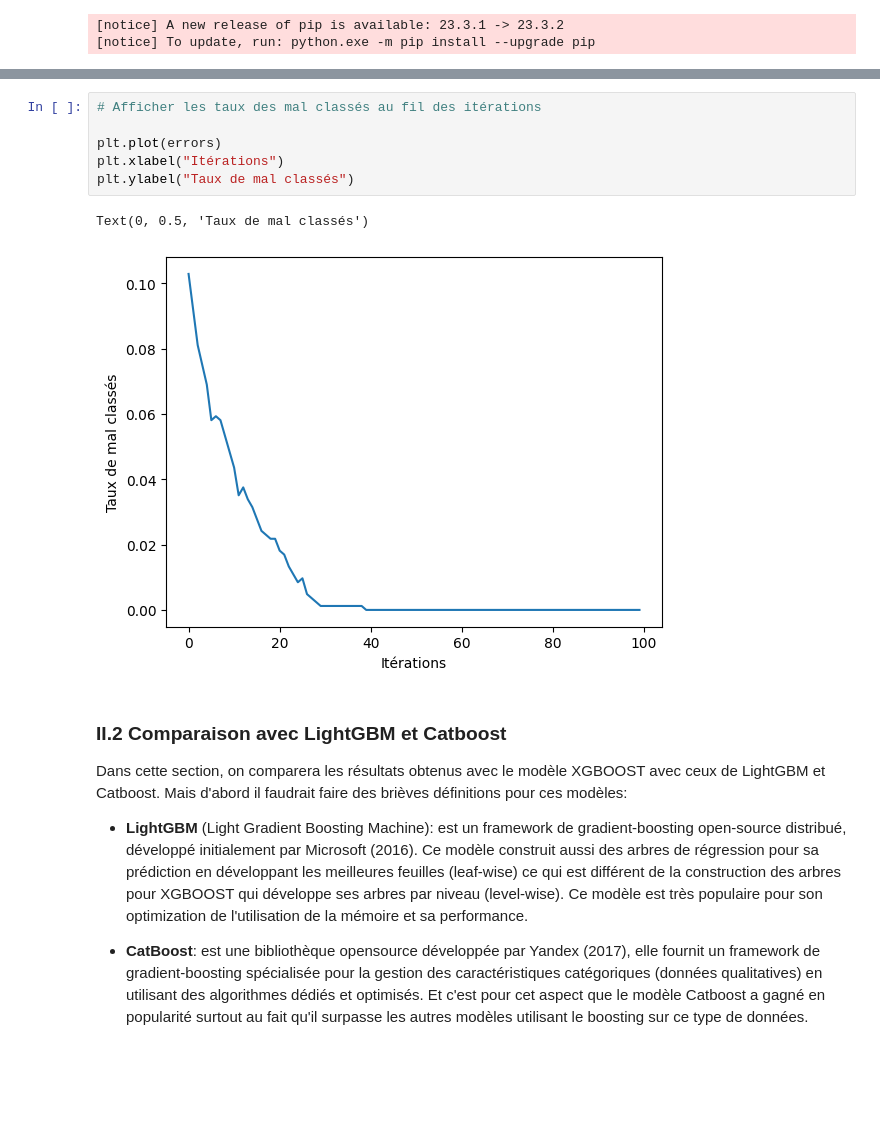
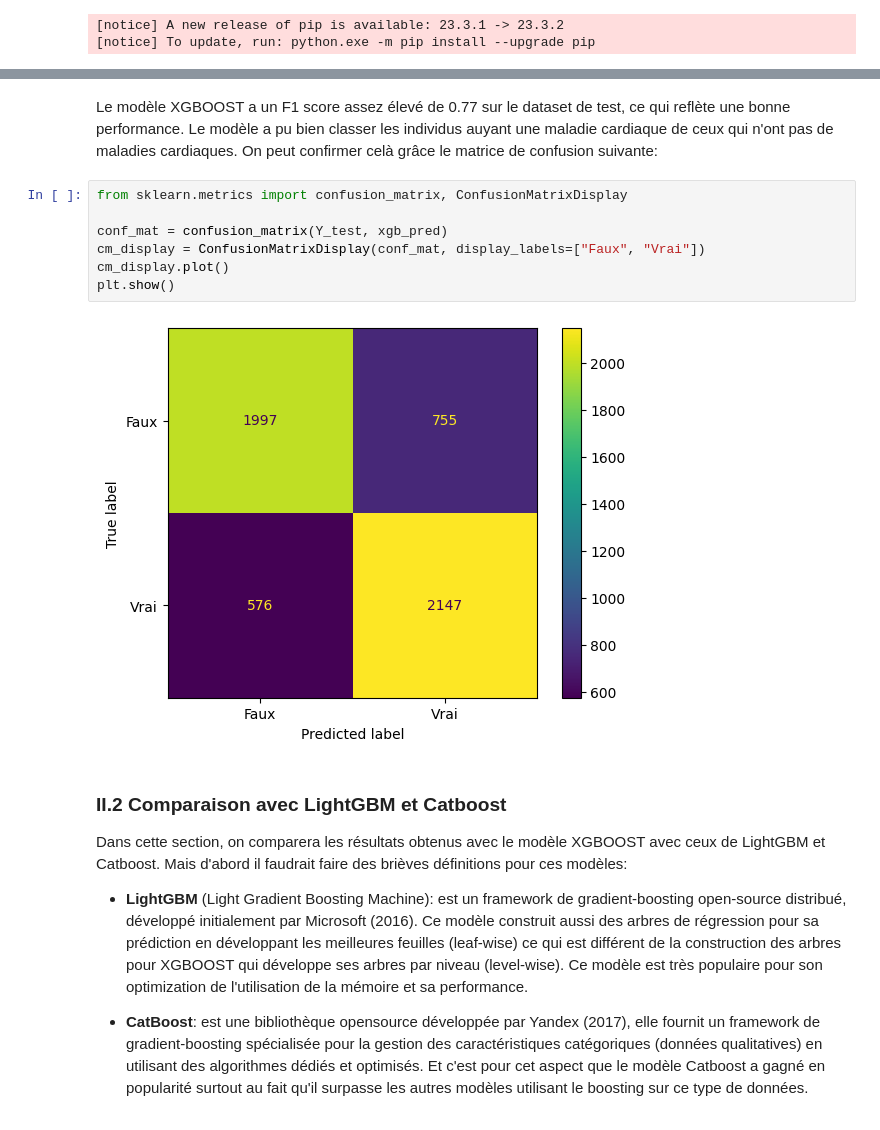
Before and after one commit to NassimAm/TP_XGBOOST, a Jupyter notebook: main.ipynb, the cells around one changed output, grey strips where cells are left out. Drawn from its saved outputs; the diff is of its cells as text; blank space fills up the shorter version.

```diff
--- a/main.ipynb
+++ b/main.ipynb
@@ -1037,12 +1083,14 @@ train_errors.append(errors)
-# %%
-# Afficher les taux des mal classés au fil des itérations
-
-plt.plot(errors)
-plt.xlabel("Itérations")
-plt.ylabel("Taux de mal classés")
-# %% [output]
-Text(0, 0.5, 'Taux de mal classés')
-[figure, removed]
+# %% [markdown]
+Le modèle XGBOOST a un F1 score assez élevé de 0.77 sur le dataset de test, ce qui reflète une bonne performance. Le modèle a pu bien classer les individus auyant une maladie cardiaque de ceux qui n'ont pas de maladies cardiaques. On peut confirmer celà grâce le matrice de confusion suivante:
+# %%
+from sklearn.metrics import confusion_matrix, ConfusionMatrixDisplay
+
+conf_mat = confusion_matrix(Y_test, xgb_pred)
+cm_display = ConfusionMatrixDisplay(conf_mat, display_labels=["Faux", "Vrai"])
+cm_display.plot()
+plt.show()
+# %% [output]
+[figure, added]
 # %% [markdown]
 ### II.2 Comparaison avec LightGBM et Catboost
 
```
Also changed, not shown: parts of 15 cells of this notebook, 1 other file.
